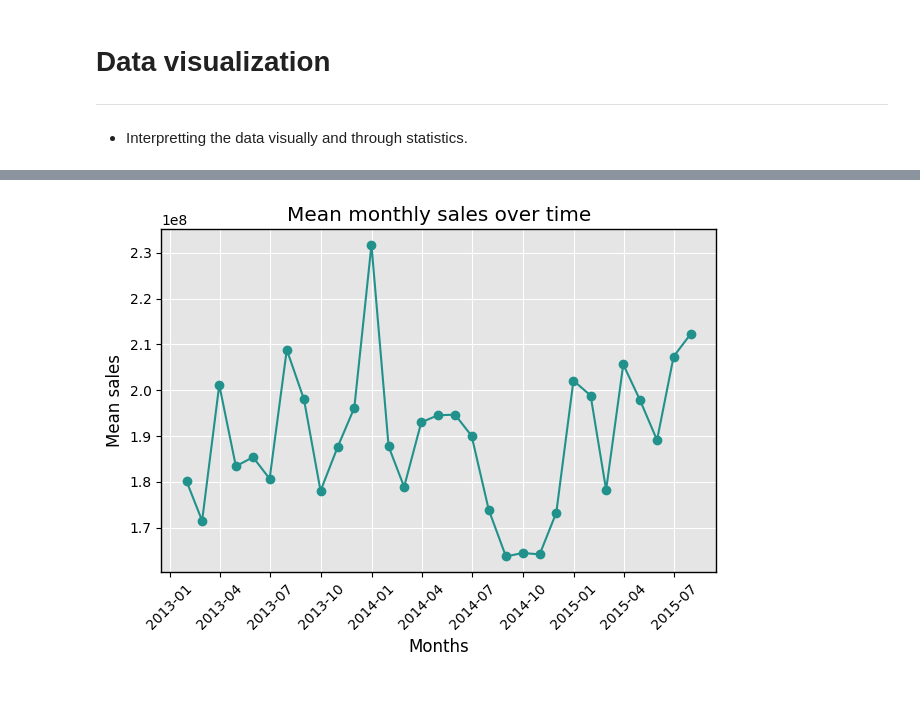
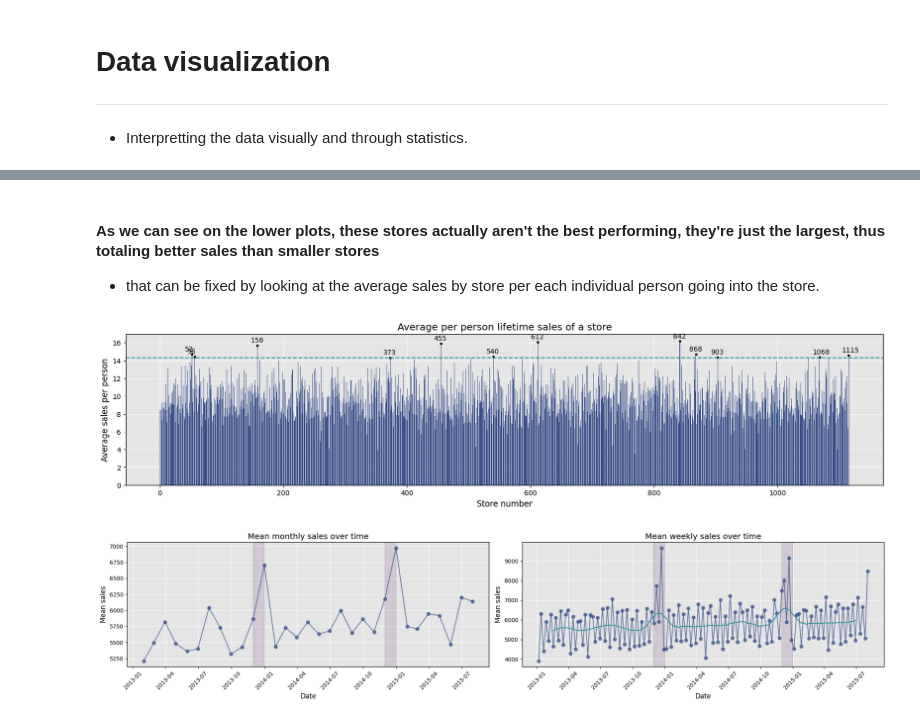
Before and after one commit to filipsajtlava/M9DM2-project, a Jupyter notebook: data_visualization.ipynb, the cells around one changed output, grey strips where cells are left out. Cells and saved outputs as stored; diff of their text form; code cells hidden in the pictures; blank space fills up the shorter version.

```diff
--- a/data_visualization.ipynb
+++ b/data_visualization.ipynb
@@ -43,13 +117,53 @@ for store_id, value in better_than_q95.items():
+# %% [markdown]
+#### As we can see on the lower plots, these stores actually aren't the best performing, they're just the largest, thus totaling better sales than smaller stores
+
+- that can be fixed by looking at the average sales by store per each individual person going into the store.
+# %%
+average_store_sales_per_person = train_data.groupby("Store").Sales.mean() / train_data.groupby("Store").Customers.mean()
+mean_quantile_99_per_person = average_store_sales_per_person.quantile(0.99)
+better_than_q99_per_person = average_store_sales_per_person[average_store_sales_per_person > mean_quantile_99_per_person]
+
+fig, ax = plt.subplots(figsize=(20, 4))
+
+ax.bar(average_store_sales_per_person.index, average_store_sales_per_person, color=vir_col(0.25))
+ax.axhline(mean_quantile_99_per_person, linestyle="--", c=vir_col(0.5))
+ax.scatter(better_than_q99_per_person.index, better_than_q99_per_person, c="black", s=10)
+ax.set_title("Average per person lifetime sales of a store")
+ax.set_xlabel("Store number")
+ax.set_ylabel("Average sales per person")
+
+for store_id, value in better_than_q99_per_person.items():
+    ax.annotate(str(store_id), (store_id - 0.01 * average_store_sales_per_person.shape[0], value + 0.025 * min(better_than_q99_per_person)))
+
+plt.show()
+# %% [output]
+[figure, added]
 # %%
-monthly_sales = train_data.groupby(pd.Grouper(key="Date", freq="ME")).Sales.sum()
-fig, ax = plt.subplots(layout="tight")
+monthly_sales = train_data.groupby(pd.Grouper(key="Date", freq="ME")).Sales.mean()
+weekly_sales = train_data.groupby(pd.Grouper(key="Date", freq="W")).Sales.mean()
+fig, (ax1, ax2) = plt.subplots(1, 2, layout="tight", figsize=(20, 4.5))
 
-ax.plot(monthly_sales.index, monthly_sales.values, "o-", color=vir_col(0.5))
+ax1.plot(monthly_sales.index, monthly_sales.values, "o-", color=vir_col(0.25), alpha=0.75)
+ax1.set_title("Mean monthly sales over time")
+ax1.set_xlabel("Date")
+ax1.set_ylabel("Mean sales")
+ax1.tick_params(axis="x", rotation=45)
 
-ax.set_title("Mean monthly sales over time")
-ax.set_xlabel("Months")
-ax.set_ylabel("Mean sales")
-ax.tick_params(axis="x", rotation=45)
-ax.grid(True)
+ax2.plot(weekly_sales.index, weekly_sales.values, "o-", color=vir_col(0.25), alpha=0.75)
+ax2.set_title("Mean weekly sales over time")
+ax2.set_xlabel("Date")
+ax2.set_ylabel("Mean sales")
+ax2.tick_params(axis="x", rotation=45)
+
+weekly_sales_smooth = weekly_sales.rolling(window = 12, win_type="gaussian", center=True).mean(std=3)
+ax2.plot(weekly_sales_smooth.index, weekly_sales_smooth, color=vir_col(0.5))
+
+for axs in (ax1, ax2):
+    for i in (10, 22):
+        axs.axvline(monthly_sales.index[i], linestyle="--", c=vir_col(0), alpha=0.125) # December starting - shoping for holidays and Christmas
+        axs.axvspan(monthly_sales.index[i], monthly_sales.index[i+1], color=vir_col(0), alpha=0.125)
+        axs.axvline(monthly_sales.index[i+1], linestyle="--", c=vir_col(0), alpha=0.125)
+
+plt.show()
 # %% [output]
-[figure, old version]
+[figure, new version]
```
Also changed, not shown: parts of 17 cells of this notebook, 2 other files.
